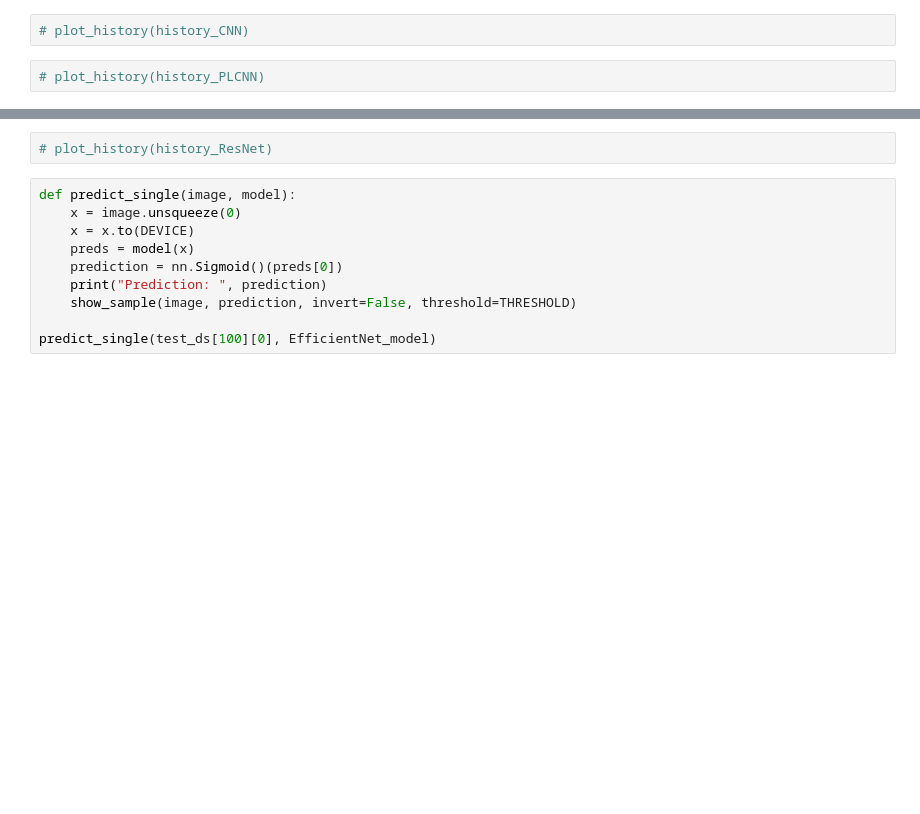
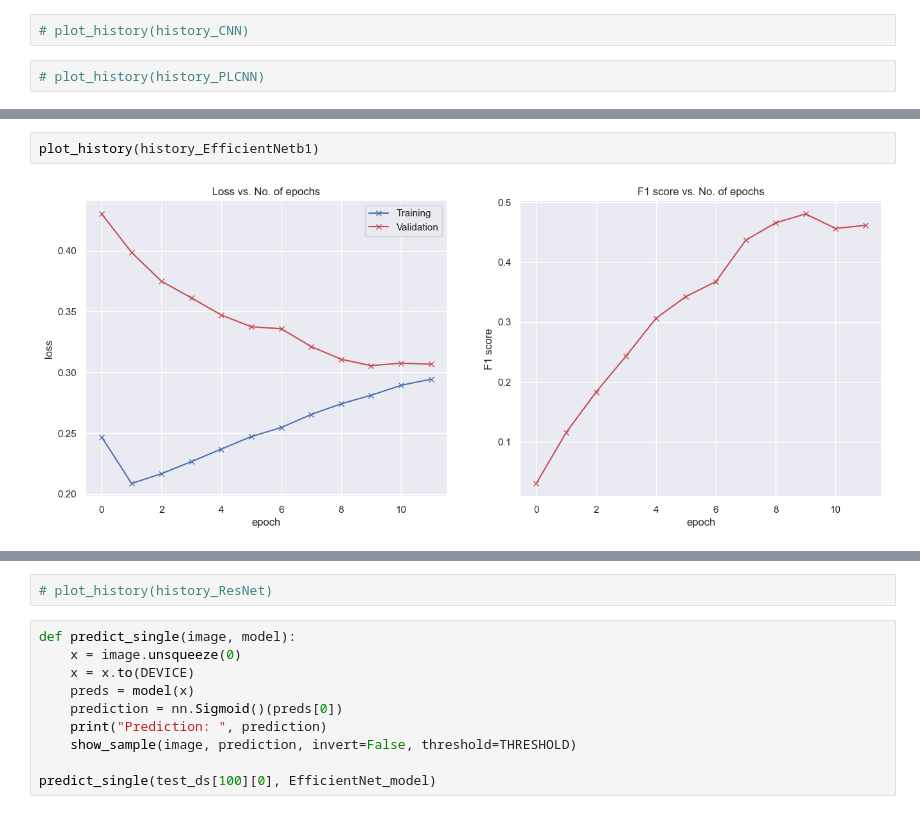
Before and after one commit to robsyc/ProteinLocalizer, a Jupyter notebook: new_notebook.ipynb, the cells around one changed output, grey strips where cells are left out. Saved outputs shown, nothing was run; the diff lists cells and outputs as text; blank space fills up the shorter version.

```diff
--- a/new_notebook.ipynb
+++ b/new_notebook.ipynb
@@ -732,2 +699,6 @@ plot_history(history_EfficientNet)
+# %%
+plot_history(history_EfficientNetb1)
+# %% [output]
+[figure, added]
 # %%
 plot_history(history_EfficientNetV2)
```
Also changed, not shown: parts of 15 cells of this notebook, 2 other files.
